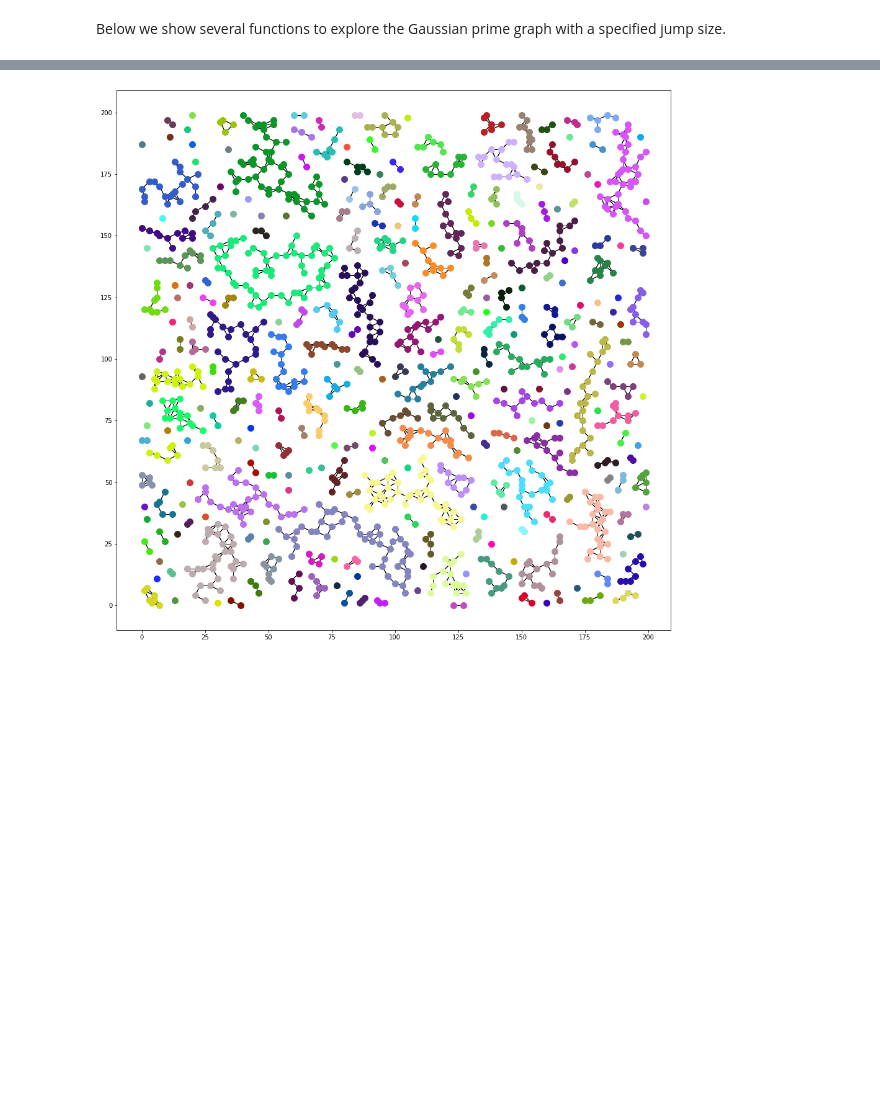
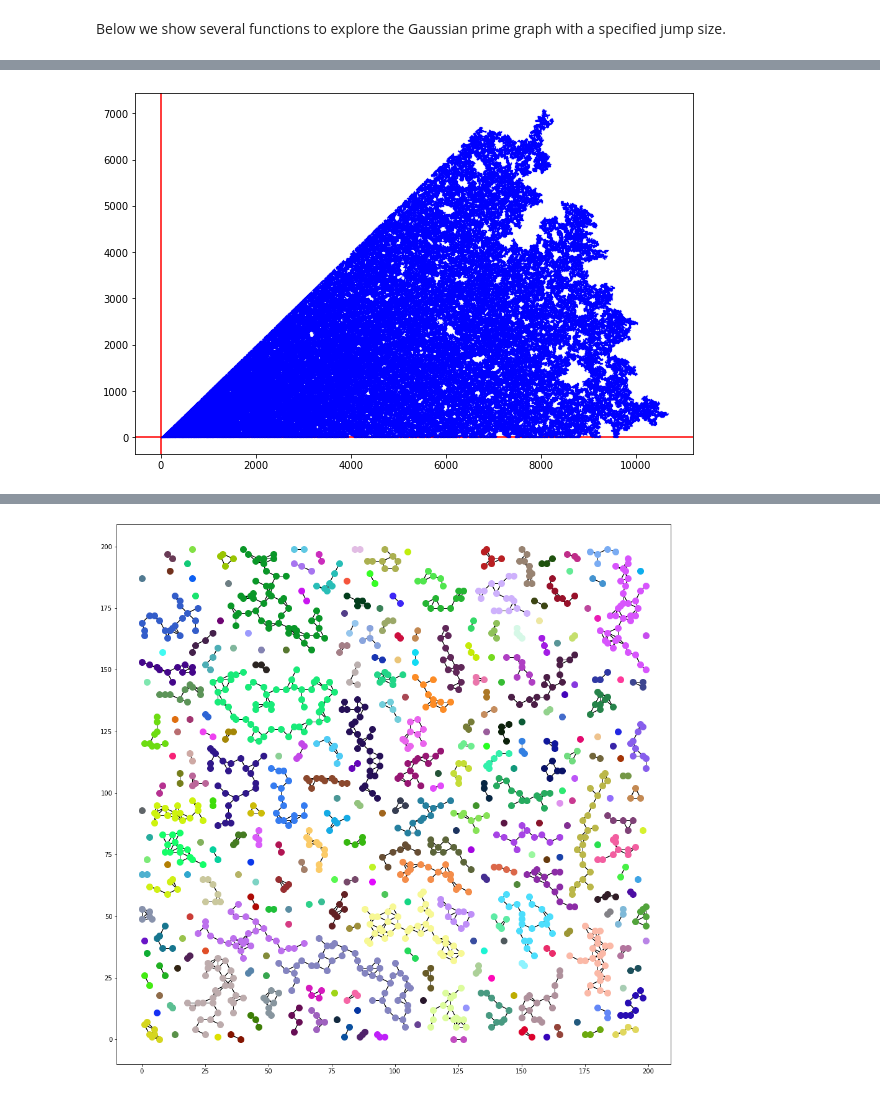
Before and after one commit to zebengberg/gaussian-integer-sieve, a Jupyter notebook: python/examples.ipynb, the cells around one changed output, grey strips where cells are left out. Cells and saved outputs as stored; diff of their text form; code cells hidden in the pictures; blank space fills up the shorter version.

```diff
--- a/python/examples.ipynb
+++ b/python/examples.ipynb
@@ -186,0 +193,5 @@ moat_main_component(3.2).shape
+# %%
+m = moat_main_component(4.3)
+m.plot()
+# %% [output]
+[figure, added]
```
Also changed, not shown: parts of 6 cells of this notebook, 1 other file.
